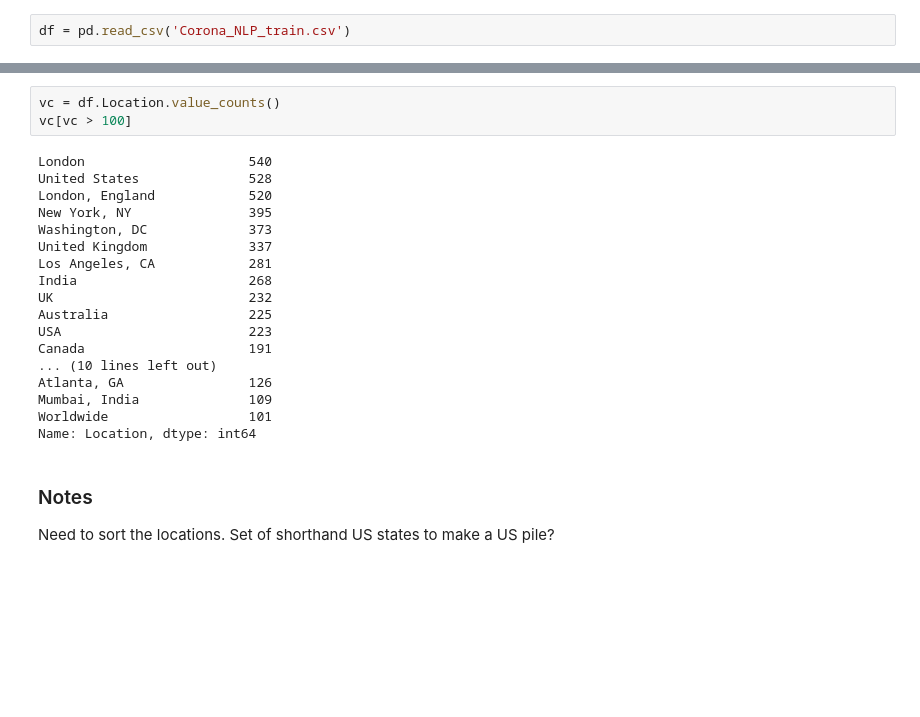
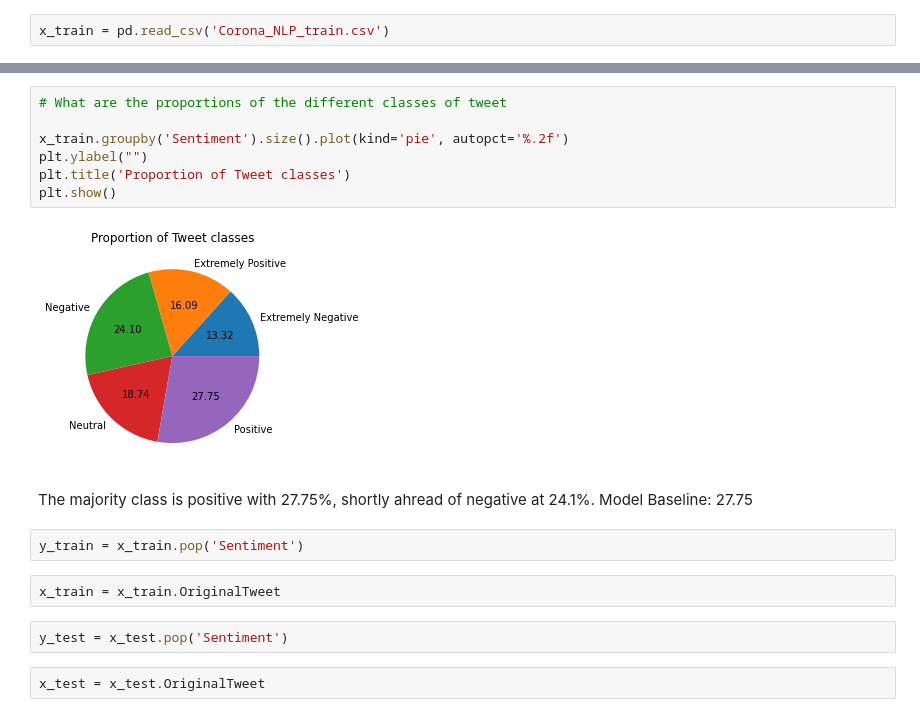
Before and after one commit to GemmaBoyle/coronavirus_tweets_NLP, a Jupyter notebook: COVID_Tweets.ipynb, the cells around one changed output, grey strips where cells are left out. Cells and saved outputs as stored; diff of their text form; blank space fills up the shorter version.

```diff
--- a/COVID_Tweets.ipynb
+++ b/COVID_Tweets.ipynb
@@ -21,2 +38,2 @@ from sklearn.feature_extraction.text import CountVectorizer
 # %%
-df = pd.read_csv('Corona_NLP_train.csv')
+x_train = pd.read_csv('Corona_NLP_train.csv')
@@ -69,28 +81,23 @@ Data columns (total 6 columns):
  5   Sentiment      41157 non-null  object
 dtypes: int64(2), object(4)
 memory usage: 1.9+ MB
-# %%
-vc = df.Location.value_counts()
-vc[vc > 100]
-# %% [output]
-London                     540
-United States              528
-London, England            520
-New York, NY               395
-Washington, DC             373
-United Kingdom             337
-Los Angeles, CA            281
-India                      268
-UK                         232
-Australia                  225
-USA                        223
-Canada                     191
-... (10 lines left out)
-Atlanta, GA                126
-Mumbai, India              109
-Worldwide                  101
-Name: Location, dtype: int64
-# %% [markdown]
-### Notes
-
-Need to sort the locations. Set of shorthand US states to make a US pile?
+# %%
+# What are the proportions of the different classes of tweet
+
+x_train.groupby('Sentiment').size().plot(kind='pie', autopct='%.2f')
+plt.ylabel("")
+plt.title('Proportion of Tweet classes')
+plt.show()
+# %% [output]
+[figure, added]
+# %% [markdown]
+The majority class is positive with 27.75%, shortly ahread of negative at 24.1%.
+Model Baseline: 27.75
+# %%
+y_train = x_train.pop('Sentiment')
+# %%
+x_train = x_train.OriginalTweet
+# %%
+y_test = x_test.pop('Sentiment')
+# %%
+x_test = x_test.OriginalTweet
```
Also changed, not shown: parts of 22 cells of this notebook.
